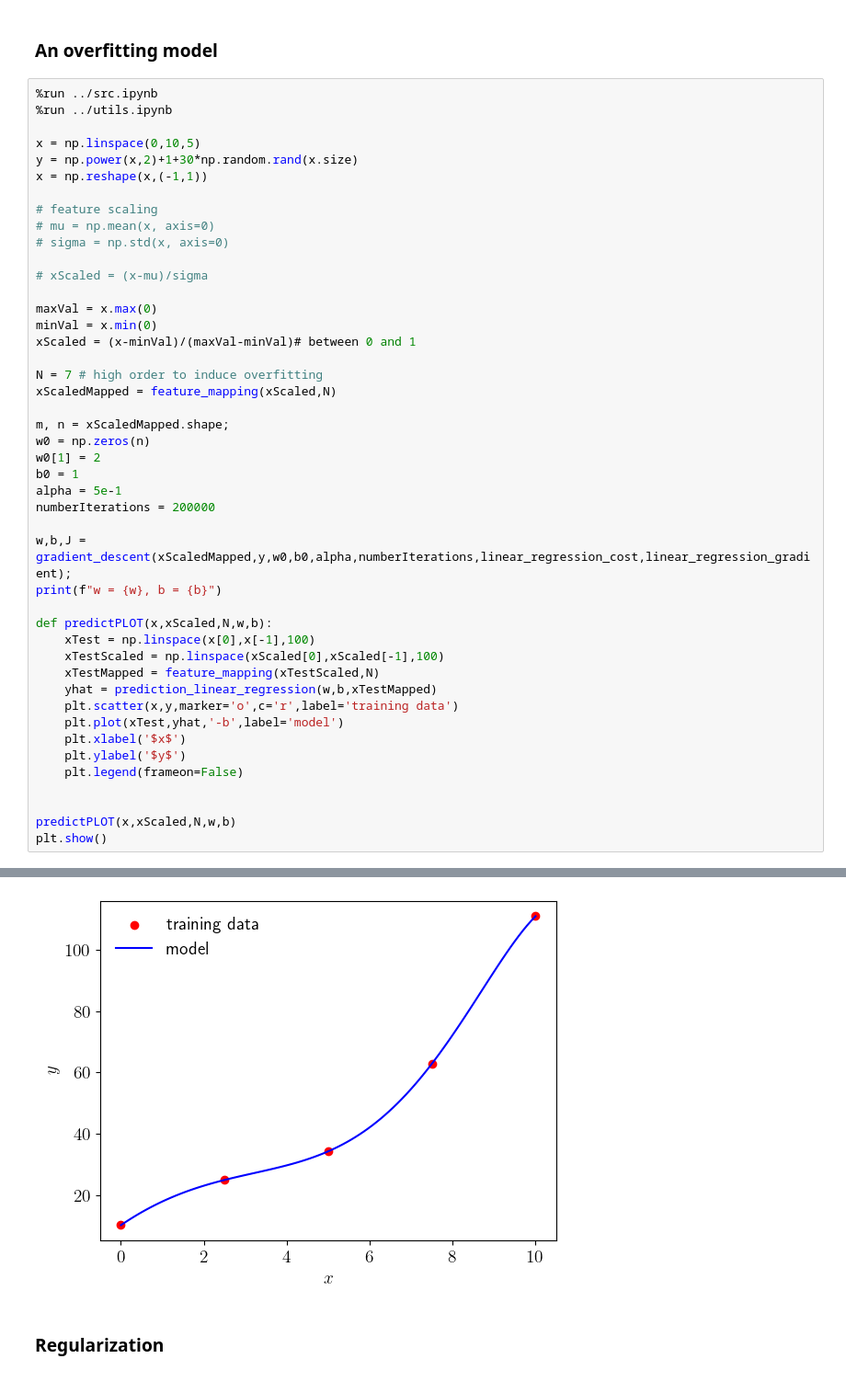
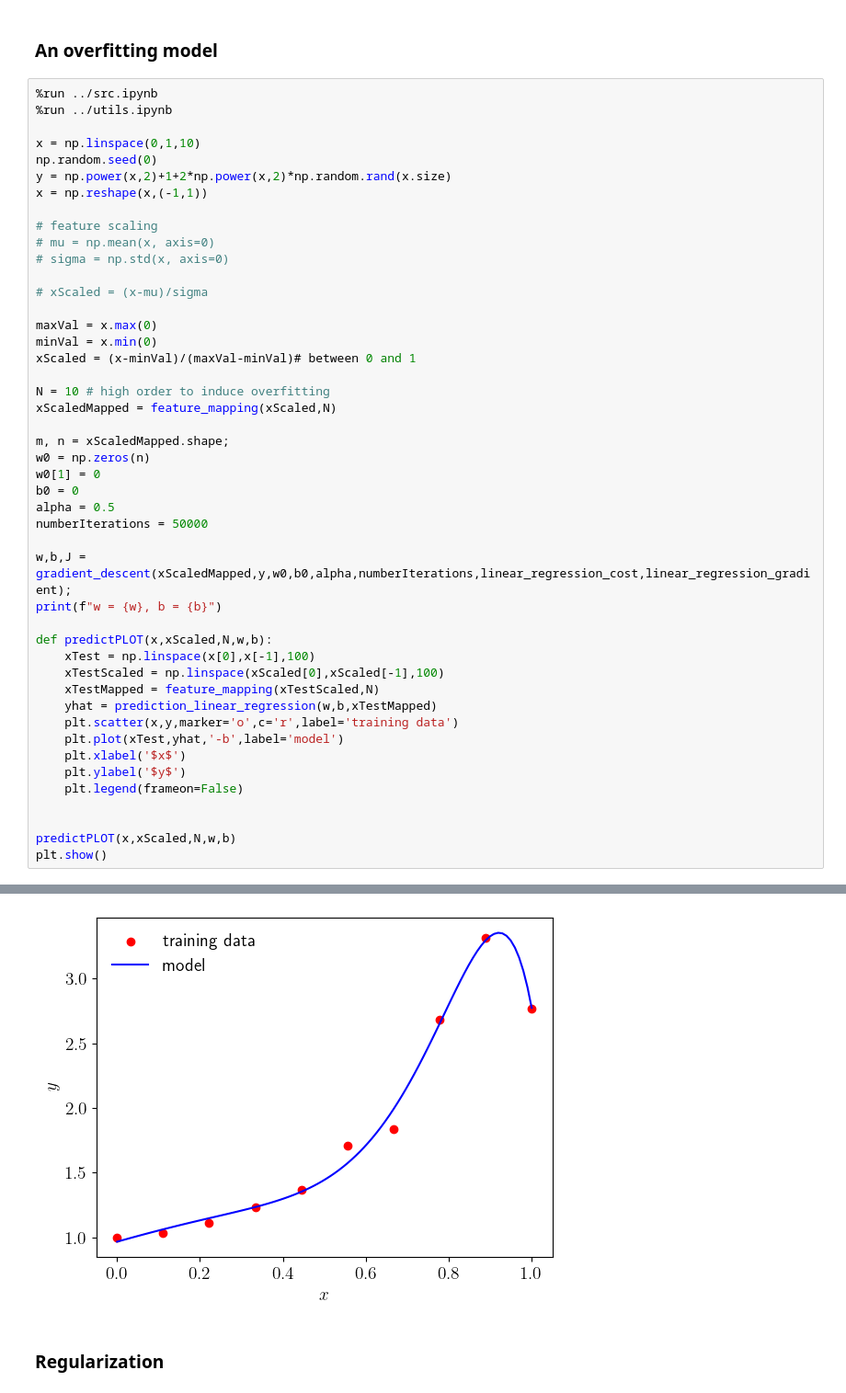
Before and after one commit to rfjd/Machine-Learning, a Jupyter notebook: SupervisedML-LinearLogistic/linear-regression/regularization.ipynb, the cells around one changed output, grey strips where cells are left out. Shown at 92% size. Saved outputs shown, nothing was run; the diff lists cells and outputs as text.

```diff
--- a/SupervisedML-LinearLogistic/linear-regression/regularization.ipynb
+++ b/SupervisedML-LinearLogistic/linear-regression/regularization.ipynb
@@ -6,8 +6,9 @@
 %run ../src.ipynb
 %run ../utils.ipynb
 
-x = np.linspace(0,10,5)
-y = np.power(x,2)+1+30*np.random.rand(x.size)
+x = np.linspace(0,1,10)
+np.random.seed(0)
+y = np.power(x,2)+1+2*np.power(x,2)*np.random.rand(x.size)
 x = np.reshape(x,(-1,1))
 
 # feature scaling
@@ -20,15 +21,15 @@ maxVal = x.max(0)
 minVal = x.min(0)
 xScaled = (x-minVal)/(maxVal-minVal)# between 0 and 1
 
-N = 7 # high order to induce overfitting
+N = 10 # high order to induce overfitting
 xScaledMapped = feature_mapping(xScaled,N)
 
 m, n = xScaledMapped.shape;
 w0 = np.zeros(n)
-w0[1] = 2
-b0 = 1
-alpha = 5e-1
-numberIterations = 200000
+w0[1] = 0
+b0 = 0
+alpha = 0.5
+numberIterations = 50000
 
 w,b,J = gradient_descent(xScaledMapped,y,w0,b0,alpha,numberIterations,linear_regression_cost,linear_regression_gradient);
 print(f"w = {w}, b = {b}")
@@ -63,4 +64,4 @@ w = [  92.12398188 -154.72201692   50.23295633  134.39945208   95.03833921
-[figure, old version]
+[figure, new version]
 # %% [markdown]
 ### Regularization
 # %%
```
Also changed, not shown: parts of 2 cells of this notebook.
